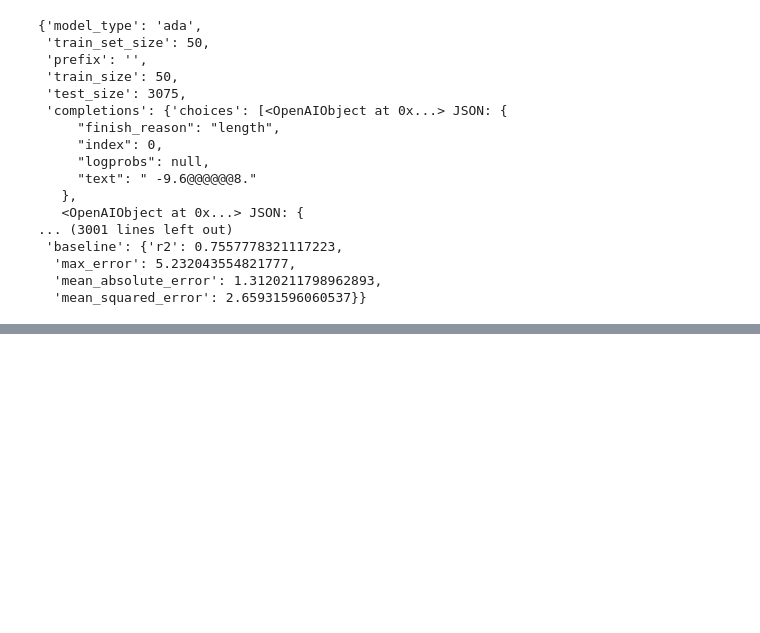
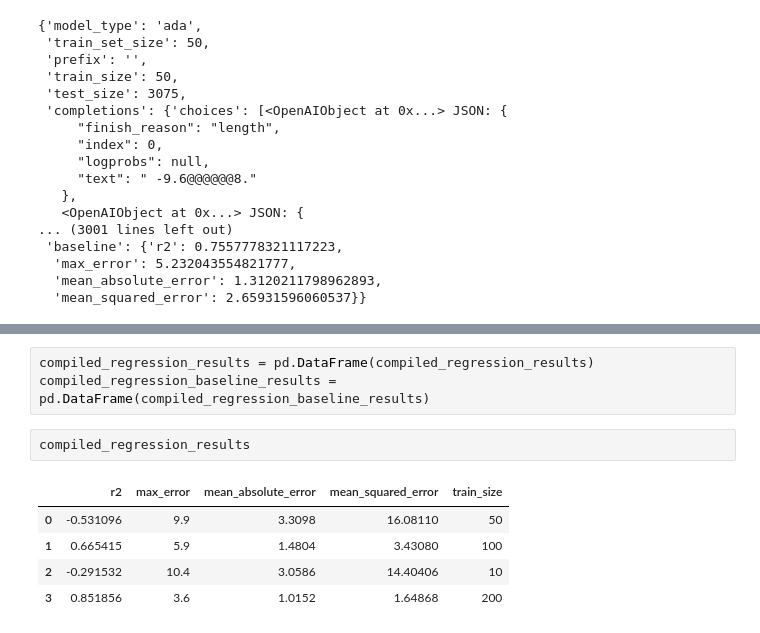
Before and after one commit to kjappelbaum/gpt3forchem, a Jupyter notebook: experiments/18_compile_polymer_results.ipynb, the cells around one changed output, grey strips where cells are left out. Cells and saved outputs as stored; diff of their text form; blank space fills up the shorter version.

```diff
--- a/experiments/18_compile_polymer_results.ipynb
+++ b/experiments/18_compile_polymer_results.ipynb
@@ -108,0 +123,11 @@ for res in all_regression_results:
+# %%
+compiled_regression_results = pd.DataFrame(compiled_regression_results)
+compiled_regression_baseline_results = pd.DataFrame(compiled_regression_baseline_results)
+# %%
+compiled_regression_results
+# %% [output]
+|  | r2 | max_error | mean_absolute_error | mean_squared_error | train_size |
+| 0 | -0.531096 | 9.9 | 3.3098 | 16.08110 | 50 |
+| 1 | 0.665415 | 5.9 | 1.4804 | 3.43080 | 100 |
+| 2 | -0.291532 | 10.4 | 3.0586 | 14.40406 | 10 |
+| 3 | 0.851856 | 3.6 | 1.0152 | 1.64868 | 200 |
```
Also changed, not shown: parts of 5 cells of this notebook, 22 other files.
